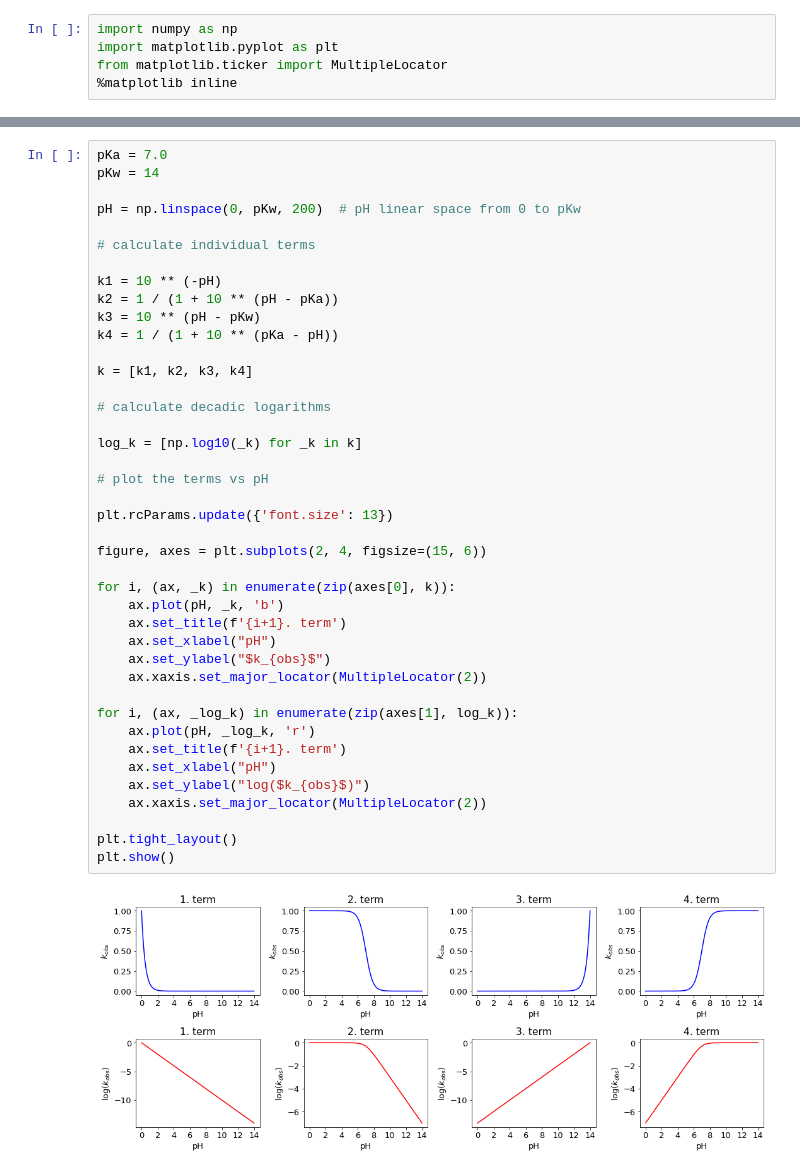
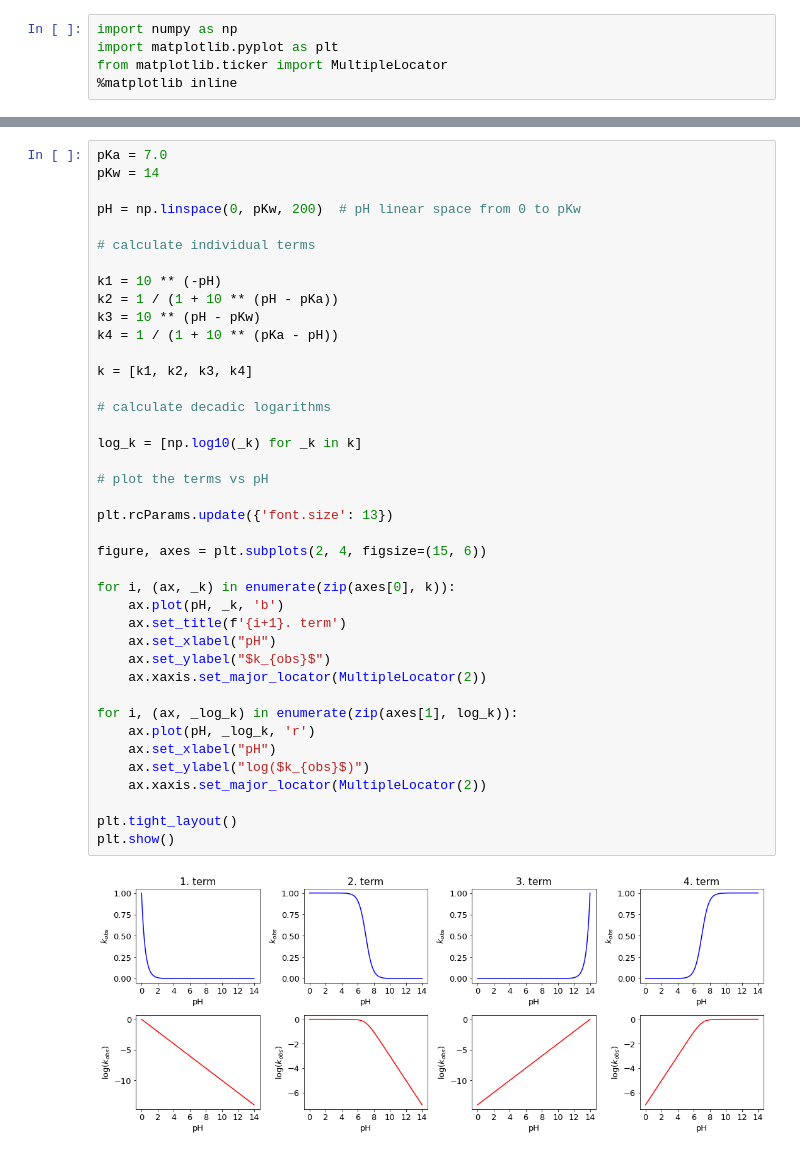
Before and after one commit to dmadea/SaR, a Jupyter notebook: Homework 9.ipynb, the cells around one changed output, grey strips where cells are left out. Drawn from its saved outputs; the diff is of its cells as text.

```diff
--- a/Homework 9.ipynb
+++ b/Homework 9.ipynb
@@ -54,32 +64,31 @@ k3 = 10 ** (pH - pKw)
 k4 = 1 / (1 + 10 ** (pKa - pH))
 
 k = [k1, k2, k3, k4]
 
 # calculate decadic logarithms
 
 log_k = [np.log10(_k) for _k in k]
 
 # plot the terms vs pH
 
 plt.rcParams.update({'font.size': 13})
 
 figure, axes = plt.subplots(2, 4, figsize=(15, 6))
 
 for i, (ax, _k) in enumerate(zip(axes[0], k)):
     ax.plot(pH, _k, 'b')
     ax.set_title(f'{i+1}. term')
     ax.set_xlabel("pH")
     ax.set_ylabel("$k_{obs}$")
     ax.xaxis.set_major_locator(MultipleLocator(2))
 
 for i, (ax, _log_k) in enumerate(zip(axes[1], log_k)):
     ax.plot(pH, _log_k, 'r')
-    ax.set_title(f'{i+1}. term')
     ax.set_xlabel("pH")
     ax.set_ylabel("log($k_{obs}$)")
     ax.xaxis.set_major_locator(MultipleLocator(2))
 
 plt.tight_layout()
 plt.show()
 # %% [output]
-[figure, old version]
+[figure, new version]
```
Also changed, not shown: parts of 1 cell of this notebook.
